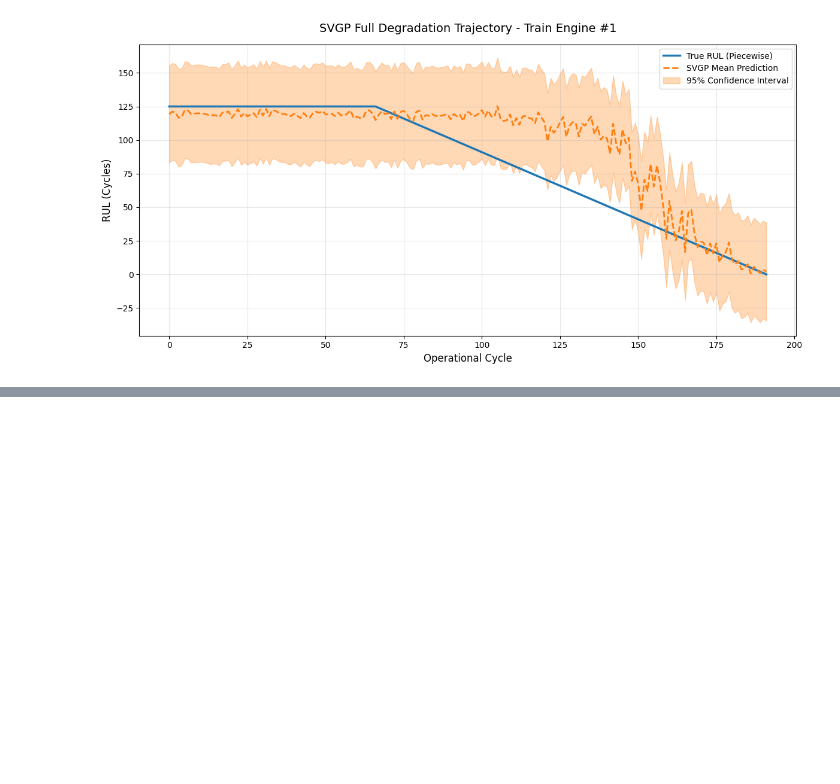
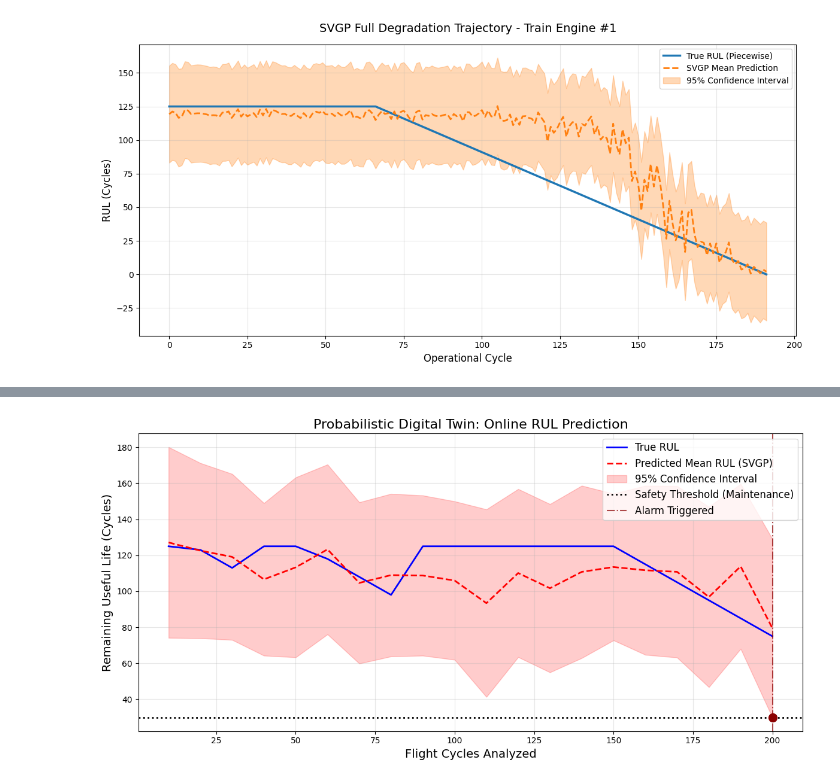
Before and after one commit to weronpas/PML_Final_Project, a Jupyter notebook: notebooks/02_svgp_poc.ipynb, the cells around one changed output, grey strips where cells are left out. Saved outputs shown, nothing was run; the diff lists cells and outputs as text; code cells hidden in the pictures; blank space fills up the shorter version.

Commit message:
Add visualization for SVGP predictions

```diff
--- a/notebooks/02_svgp_poc.ipynb
+++ b/notebooks/02_svgp_poc.ipynb
@@ -183,18 +183,11 @@ plot_svgp_full_degradation(engine_id=1)
 [figure]
 # %%
 # ==========================================
-# 1. DEFINE THE ONLINE UPDATING FUNCTION
+# 1. ONLINE UPDATING FUNCTION
 # ==========================================
 def update_model_online(model, likelihood, new_X, new_y, update_steps=3, lr=0.01):
-    """
-    Fine-tunes the SVGP model on a new stream of data.
-    Updates only the variational parameters (inducing points)
-    to quickly adjust uncertainty without full retraining.
-    """
     model.train()
     likelihood.train()
-
-    # Optimize ONLY variational parameters
     optimizer = torch.optim.Adam(model.variational_parameters(), lr=lr)
     mll = gpytorch.mlls.VariationalELBO(likelihood, model, num_data=len(new_y))
 
@@ -208,63 +201,108 @@ def update_model_online(model, likelihood, new_X, new_y, update_steps=3, lr=0.01
     return model, likelihood
 
 # ==========================================
-# 2. PREPARE THE DATA STREAM (ZMIANA TUTAJ!)
+# 2. PREPARE THE DATA STREAM
 # ==========================================
-# Use features and scalers defined by Person B in earlier cells
 X_test_scaled = scaler_x.transform(df_test[features].values)
 y_test_scaled = scaler_y.transform(df_test['RUL'].values.reshape(-1, 1)).flatten()
 
 X_test_tensor = torch.tensor(X_test_scaled, dtype=torch.float32)
 y_test_tensor = torch.tensor(y_test_scaled, dtype=torch.float32)
 
-# UŻYWAMY TENSORDATASET ZAMIAST TWOJEJ KLASY, BO DANE SĄ JUŻ TENSORAMI
 test_dataset = TensorDataset(X_test_tensor, y_test_tensor)
 test_loader = DataLoader(test_dataset, batch_size=10, shuffle=False)
 
 # ==========================================
-# 3. ONLINE UPDATING & BUSINESS SIMULATION (WEEK 3)
+# 3. ONLINE UPDATING, CONSOLE LOGS & DATA COLLECTION
 # ==========================================
-threshold_RUL = 30  # Call maintenance when predicted RUL drops below 30 cycles
+threshold_RUL = 30
 
-print("Starting Digital Twin Simulation...")
+# LISTS TO COLLECT DATA FOR VISUALIZATION
+history_cycles = []
+history_true_rul = []
+history_mean_rul = []
+history_lower_bound = []
+history_upper_bound = []
 
-# Make sure we start with the model in eval mode before the loop
+print("Starting Digital Twin Simulation...\n")
+
 model.eval()
 likelihood.eval()
 
-# Data stream simulation:
+current_cycle = 0
+
 for batch_idx, (stream_X, stream_y) in enumerate(test_loader):
-
-    # 1. Fine-tune the model on the new data batch (Online Update)
+    # Fine-tune the model
     model, likelihood = update_model_online(model, likelihood, stream_X, stream_y, update_steps=3)
 
-    # 2. Switch back to eval mode to check predictions
     model.eval()
     likelihood.eval()
 
     with torch.no_grad():
-        # Predict outcome (returns values in scaled format)
         predictions = likelihood(model(stream_X))
 
-        # Extract mean and confidence bounds (scaled)
+        # Inverse transform
         mean_scaled = predictions.mean.numpy()
         lower_scaled, upper_scaled = predictions.confidence_region()
-        lower_scaled = lower_scaled.numpy()
 
-        # INVERSE TRANSFORM back to real flight cycles
         mean_RUL = scaler_y.inverse_transform(mean_scaled.reshape(-1, 1)).flatten()
-        lower_bound = scaler_y.inverse_transform(lower_scaled.reshape(-1, 1)).flatten()
+        lower_bound = scaler_y.inverse_transform(lower_scaled.numpy().reshape(-1, 1)).flatten()
+        upper_bound = scaler_y.inverse_transform(upper_scaled.numpy().reshape(-1, 1)).flatten()
+        true_RUL = scaler_y.inverse_transform(stream_y.numpy().reshape(-1, 1)).flatten()
+
+        current_cycle += len(stream_y)
 
         # Check the latest reading in this 10-flight batch:
         current_lower_bound = lower_bound[-1]
         current_mean = mean_RUL[-1]
 
+        # CONSOLE PRINT
         print(f"Batch {batch_idx}: Mean RUL = {current_mean:.1f} cycles, Lower Bound = {current_lower_bound:.1f} cycles")
 
-        # 3. BUSINESS LOGIC
+        # Collect data for plotting
+        history_cycles.append(current_cycle)
+        history_true_rul.append(true_RUL[-1])
+        history_mean_rul.append(current_mean)
+        history_lower_bound.append(current_lower_bound)
+        history_upper_bound.append(upper_bound[-1])
+
+        # BUSINESS LOGIC & SAFETY STOP
         if current_lower_bound < threshold_RUL:
-            print("ALERT: Lower uncertainty bound dropped below the safety threshold!")
-            print("Calling maintenance... Stopping machine simulation to prevent failure.")
+            print("\nALERT: Lower uncertainty bound dropped below the safety threshold!")
+            print("Calling maintenance... Stopping machine simulation to prevent failure.\n")
             break
+
+# ==========================================
+# 4. VISUALIZATION
+# ==========================================
+def plot_digital_twin(cycles, true_rul, mean_rul, lower_b, upper_b, threshold):
+    plt.figure(figsize=(12, 6))
+
+    # Plot the ground truth
+    plt.plot(cycles, true_rul, label="True RUL", color="blue", linewidth=2)
+
+    # Plot the SVGP predictions
+    plt.plot(cycles, mean_rul, label="Predicted Mean RUL (SVGP)", color="red", linestyle="--", linewidth=2)
+
+    # Plot the 95% Confidence Interval
+    plt.fill_between(cycles, lower_b, upper_b, color="red", alpha=0.2, label="95% Confidence Interval")
+
+    # Plot business safety threshold
+    plt.axhline(y=threshold, color="black", linestyle=":", linewidth=2, label="Safety Threshold (Maintenance)")
+
+    # Highlight the exact point where the alarm triggered
+    plt.scatter(cycles[-1], lower_b[-1], color="darkred", s=100, zorder=5)
+    plt.axvline(x=cycles[-1], color="darkred", linestyle="-.", alpha=0.7, label="Alarm Triggered")
+
+    plt.title("Probabilistic Digital Twin: Online RUL Prediction", fontsize=16)
+    plt.xlabel("Flight Cycles Analyzed", fontsize=14)
+    plt.ylabel("Remaining Useful Life (Cycles)", fontsize=14)
+    plt.legend(loc="upper right", fontsize=12)
+    plt.grid(True, alpha=0.3)
+
+    plt.tight_layout()
+    plt.show()
+
+plot_digital_twin(history_cycles, history_true_rul, history_mean_rul, history_lower_bound, history_upper_bound, threshold_RUL)
 # %% [output]
 Starting Digital Twin Simulation...
@@ -285,2 +323,3 @@ Batch 19: Mean RUL = 68.1 cycles, Lower Bound = 18.7 cycles
 ALERT: Lower uncertainty bound dropped below the safety threshold!
 Calling maintenance... Stopping machine simulation to prevent failure.
+[figure, added]
```
Also changed, not shown: parts of 1 cell of this notebook.
